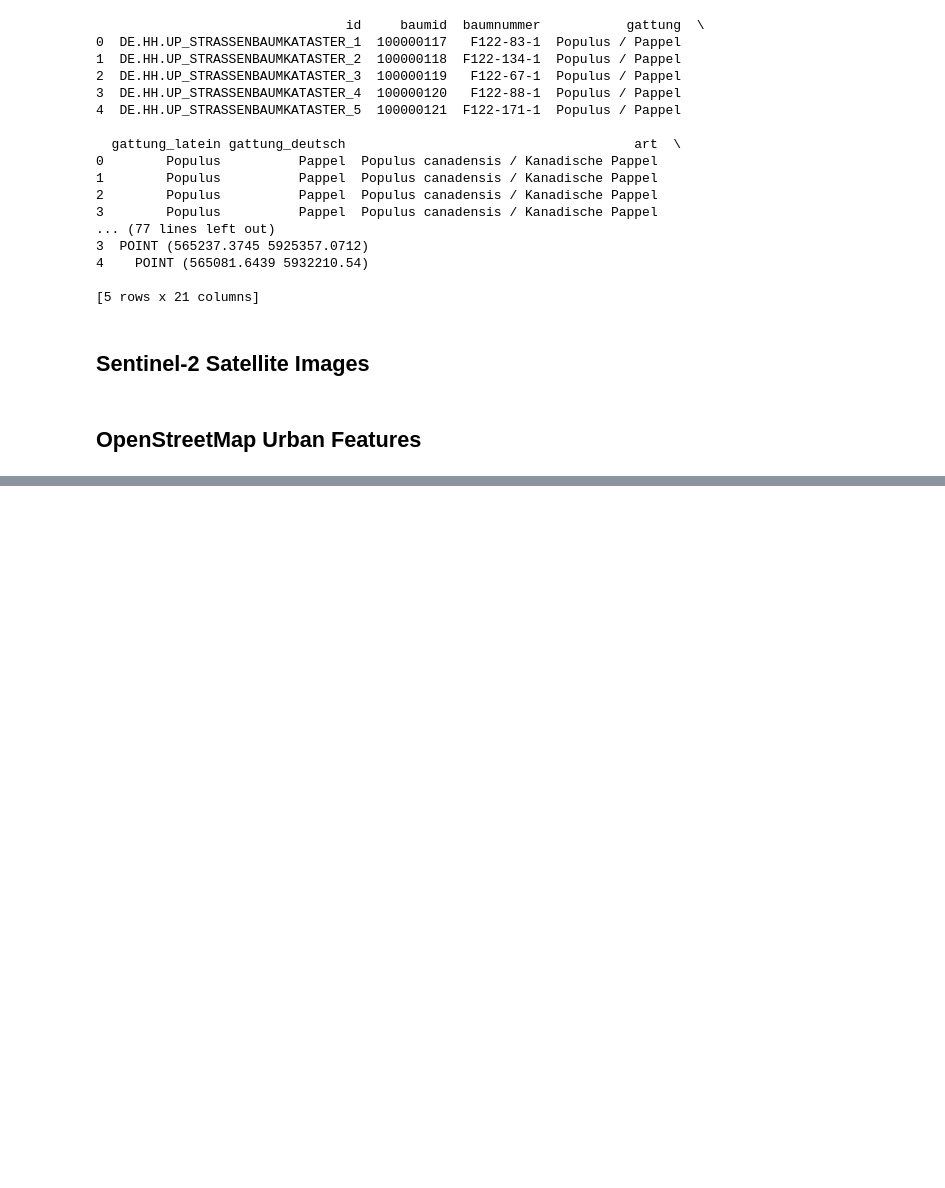
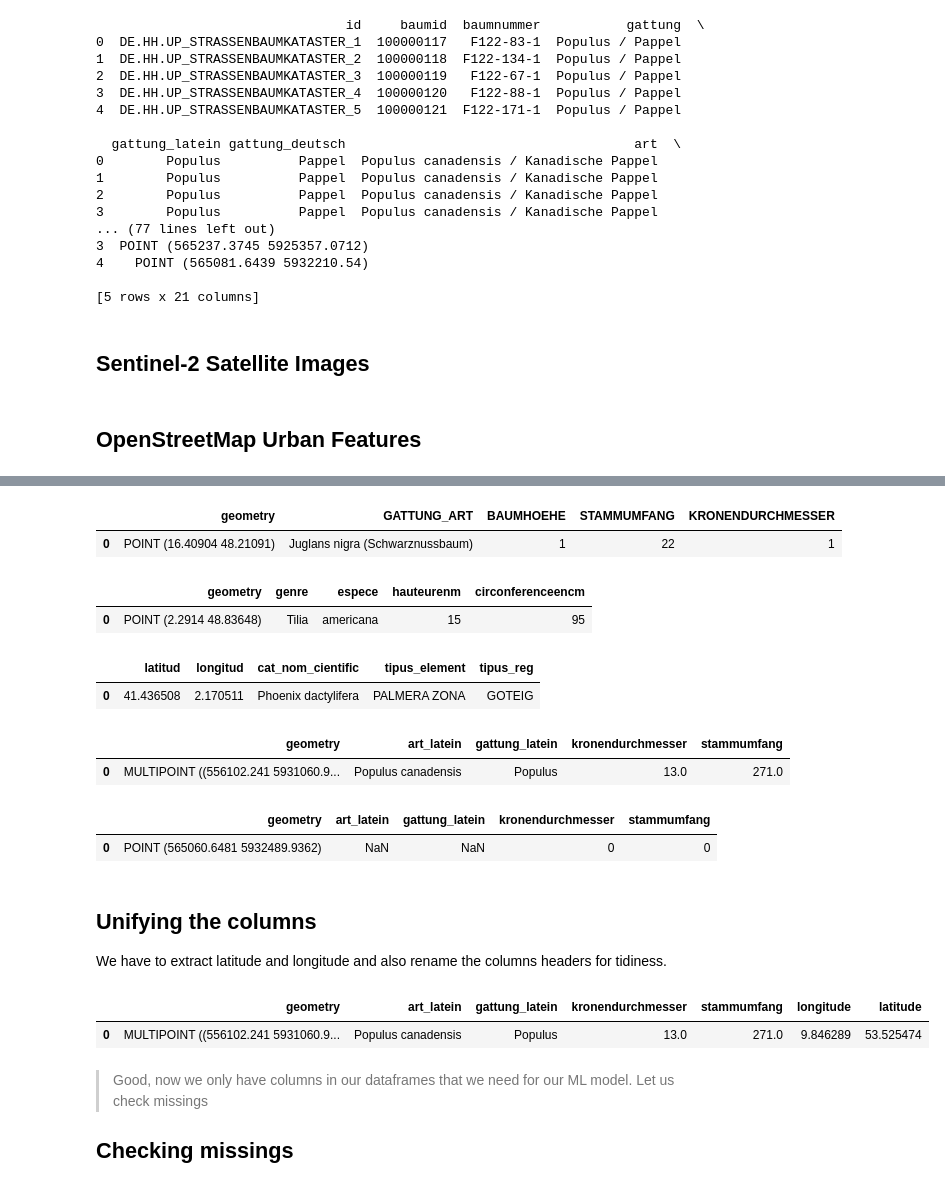
Before and after one commit to nikmaster/wu_dslab_infrared-city, a Jupyter notebook: project/dont_edit_nina.ipynb, the cells around one changed output, grey strips where cells are left out. Cells and saved outputs as stored; diff of their text form; code cells hidden in the pictures; blank space fills up the shorter version.

Commit message:
cleaning data, osm, sentinel sitll missing

```diff
--- a/project/dont_edit_nina.ipynb
+++ b/project/dont_edit_nina.ipynb
@@ -175,10 +167,10 @@ EPSG:25832 == metric with meters, prefered for our ML-model for calculations<br>
 hpa = all trees without Hamburger Hafen (so we need both datasets)<br>
 Obtained via manual download:
 # %%
-baumkataster_hamburg_hpa = gpd.read_file("/home/jovyan/ideas-dslab-group1-shared/raw data/baumkataster data/hamburg_baumkataster/de_hh_up_strassenbaumkataster_EPSG_25832.json")
-baumkataster_hamburg = gpd.read_file("/home/jovyan/ideas-dslab-group1-shared/raw data/baumkataster data/hamburg_baumkataster/de_hh_up_strassenbaumkataster_hpa_EPSG_25832.json")
-print(baumkataster_hamburg_hpa.head())
-print(baumkataster_hamburg.head())
+hamburg_hpa = gpd.read_file("/home/jovyan/ideas-dslab-group1-shared/raw data/baumkataster data/hamburg_baumkataster/de_hh_up_strassenbaumkataster_EPSG_25832.json")
+hamburg = gpd.read_file("/home/jovyan/ideas-dslab-group1-shared/raw data/baumkataster data/hamburg_baumkataster/de_hh_up_strassenbaumkataster_hpa_EPSG_25832.json")
+print(hamburg_hpa.head())
+print(hamburg.head())
 # %% [output]
                                 id     baumid  baumnummer           gattung  \
 0  DE.HH.UP_STRASSENBAUMKATASTER_1  100000117   F122-83-1  Populus / Pappel
@@ -226,0 +232,34 @@ has_building</u><br>
+# %%
+vienna= vienna[["geometry", "GATTUNG_ART", "BAUMHOEHE","STAMMUMFANG", "KRONENDURCHMESSER"]] #bezirk is not that useful, labeled data, i will drop it too
+vienna.head(1)
+# %% [output]
+|  | geometry | GATTUNG_ART | BAUMHOEHE | STAMMUMFANG | KRONENDURCHMESSER |
+| 0 | POINT (16.40904 48.21091) | Juglans nigra (Schwarznussbaum) | 1 | 22 | 1 |
+# %%
+paris= paris[["geometry", "genre", "espece","hauteurenm", "circonferenceencm"]]
+paris.head(1)
+# %% [output]
+|  | geometry | genre | espece | hauteurenm | circonferenceencm |
+| 0 | POINT (2.2914 48.83648) | Tilia | americana | 15 | 95 |
+# %%
+barcelona= barcelona[["latitud", "longitud", "cat_nom_cientific", "tipus_element", "tipus_reg"]]
+barcelona.head(1)
+# %% [output]
+|  | latitud | longitud | cat_nom_cientific | tipus_element | tipus_reg |
+| 0 | 41.436508 | 2.170511 | Phoenix dactylifera | PALMERA ZONA | GOTEIG |
+# %%
+hamburg_hpa= hamburg_hpa[["geometry", "art_latein", "gattung_latein","kronendurchmesser", "stammumfang"]]
+hamburg_hpa.head(1)
+# %% [output]
+|  | geometry | art_latein | gattung_latein | kronendurchmesser | stammumfang |
+| 0 | MULTIPOINT ((556102.241 5931060.9... | Populus canadensis | Populus | 13.0 | 271.0 |
+# %%
+hamburg= hamburg[["geometry", "art_latein", "gattung_latein","kronendurchmesser", "stammumfang"]]
+hamburg.head(1)
+# %% [output]
+|  | geometry | art_latein | gattung_latein | kronendurchmesser | stammumfang |
+| 0 | POINT (565060.6481 5932489.9362) | NaN | NaN | 0 | 0 |
+# %% [markdown]
+## Unifying the columns
+
+We have to extract latitude and longitude and also rename the columns headers for tidiness.
@@ -226,0 +276,12 @@ has_building</u><br>
+# %%
+#hamburg_hpa["geometry"] = hamburg_hpa.geometry.centroid #got an error
+#print(hamburg_hpa.crs) #its 4326 even tho it should be 25832, thats wrong for multipoints
+hamburg_hpa = hamburg_hpa.set_crs(25832, allow_override=True) #so we need to overwrite it first
+centroids = hamburg_hpa.to_crs(3035).geometry.centroid
+centroids = gpd.GeoSeries(centroids, crs=3035).to_crs(4326)
+hamburg_hpa["longitude"]= centroids.x
+hamburg_hpa["latitude"]= centroids.y
+hamburg_hpa.head(1)
+# %% [output]
+|  | geometry | art_latein | gattung_latein | kronendurchmesser | stammumfang | longitude | latitude |
+| 0 | MULTIPOINT ((556102.241 5931060.9... | Populus canadensis | Populus | 13.0 | 271.0 | 9.846289 | 53.525474 |
@@ -226,0 +301,4 @@ has_building</u><br>
+# %% [markdown]
+<blockquote>Good, now we only have columns in our dataframes that we need for our ML model. Let us check missings</blockquote>
+
+## Checking missings
```
Also changed, not shown: parts of 30 cells of this notebook.
